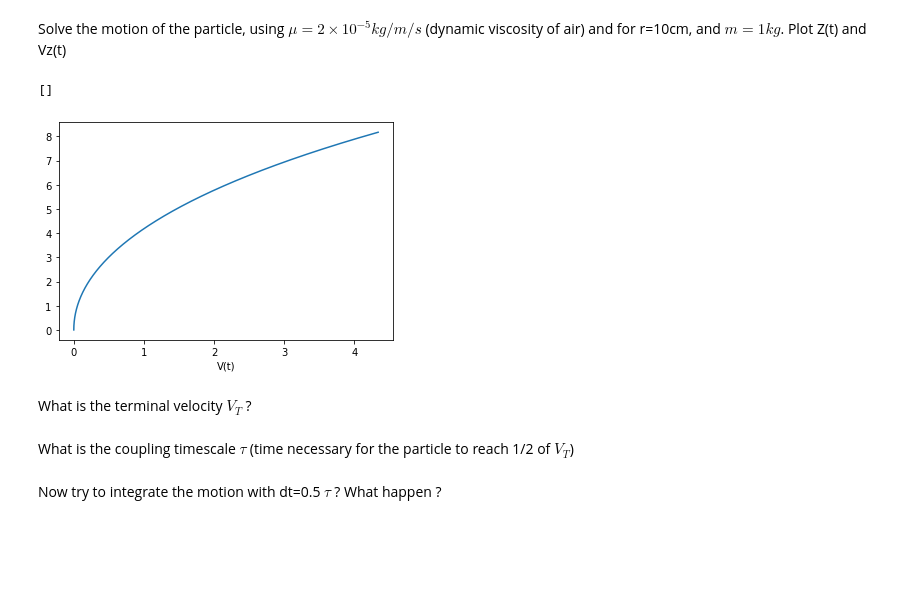
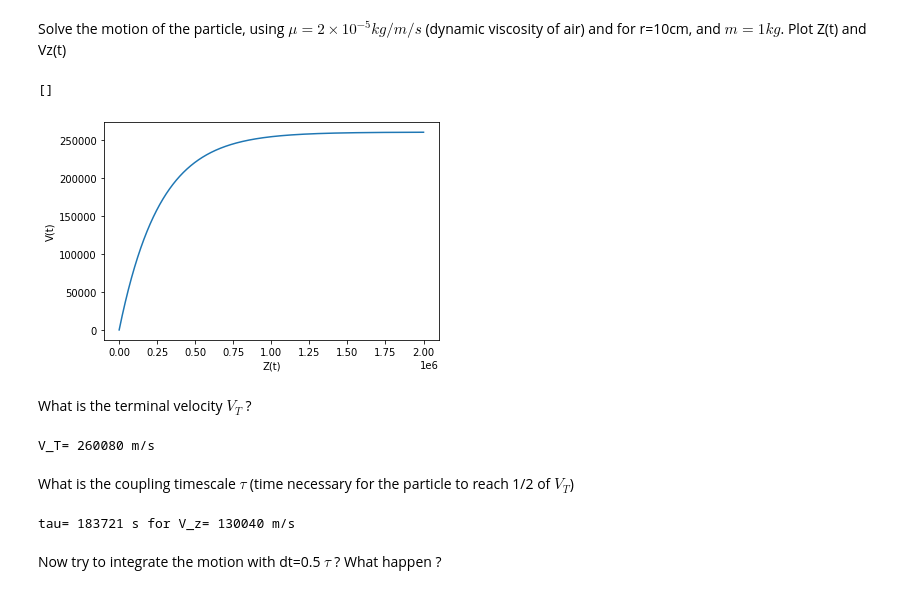
Before and after one commit to fhernandez93/Lecture-5-ODE-PPM, a Jupyter notebook: ODE Training.ipynb, the cells around one changed output. Drawn from its saved outputs; the diff is of its cells as text; code cells hidden in the pictures; blank space fills up the shorter version.

```diff
--- a/ODE Training.ipynb
+++ b/ODE Training.ipynb
@@ -554,7 +554,7 @@ $\frac{dU}{dt}$
 # %%
 m=1
 r_1=0.1
-mu = 2.0*10**-1
+mu = 2.0e-5
 g = 9.81
 def Deriv_free_fall(U,t):
     deriv_z = U
@@ -578,18 +578,33 @@ def euler_force(dt,interval_t,Vz_0,z_0):
 
 
 
-solutions = euler_force(0.001, [0,1],0.0,0)
+solutions = euler_force(0.1, [0,200000],0.0,0)
 # %%
-plt.plot(solutions['z_t'],solutions['Vz_t'])
+plt.plot(solutions['time_steps'],solutions['Vz_t'])
 plt.xlabel('Z(t)')
-plt.xlabel('V(t)')
+plt.ylabel('V(t)')
 plt.plot()
 # %% [output]
 []
-[figure, old version]
+[figure, new version]
 # %% [markdown]
 What is the terminal velocity $V_T$ ?
+# %%
+v_T=solutions['Vz_t'][-1]
+print("V_T=",round(v_T),"m/s")
+# %% [output]
+V_T= 260080 m/s
 # %% [markdown]
 What is the coupling timescale $\tau$ (time necessary for the particle to reach 1/2 of $V_T$)
+# %%
+tau_i = 0
+for i in range(len(solutions['Vz_t'])-1):
+    if round(solutions['Vz_t'][i]) == round(v_T/2):
+        tau_i = i
+        break
+tau = round(solutions['time_steps'][tau_i])
+print("tau=",tau,"s for V_z=",round(solutions['Vz_t'][tau_i]),"m/s")
+# %% [output]
+tau= 183721 s for V_z= 130040 m/s
 # %% [markdown]
 Now try to integrate the motion with dt=0.5 $\tau$  ? What happen ?
```
Also changed, not shown: parts of 3 cells of this notebook.
